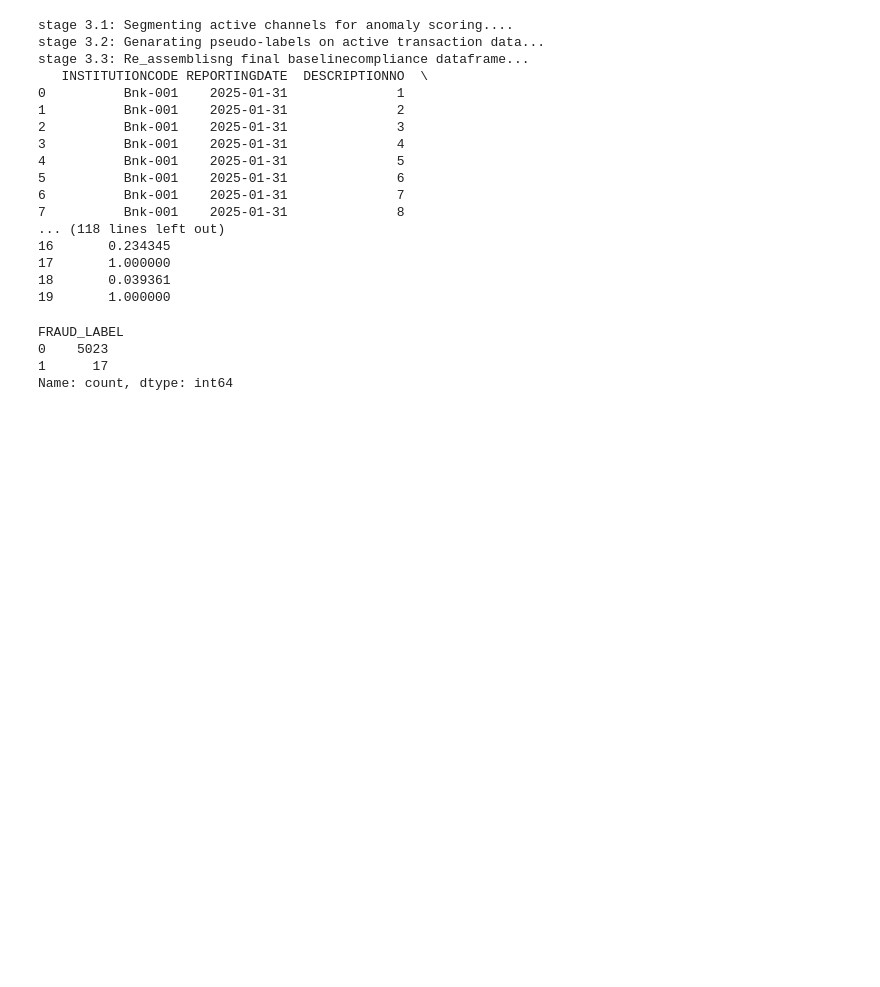
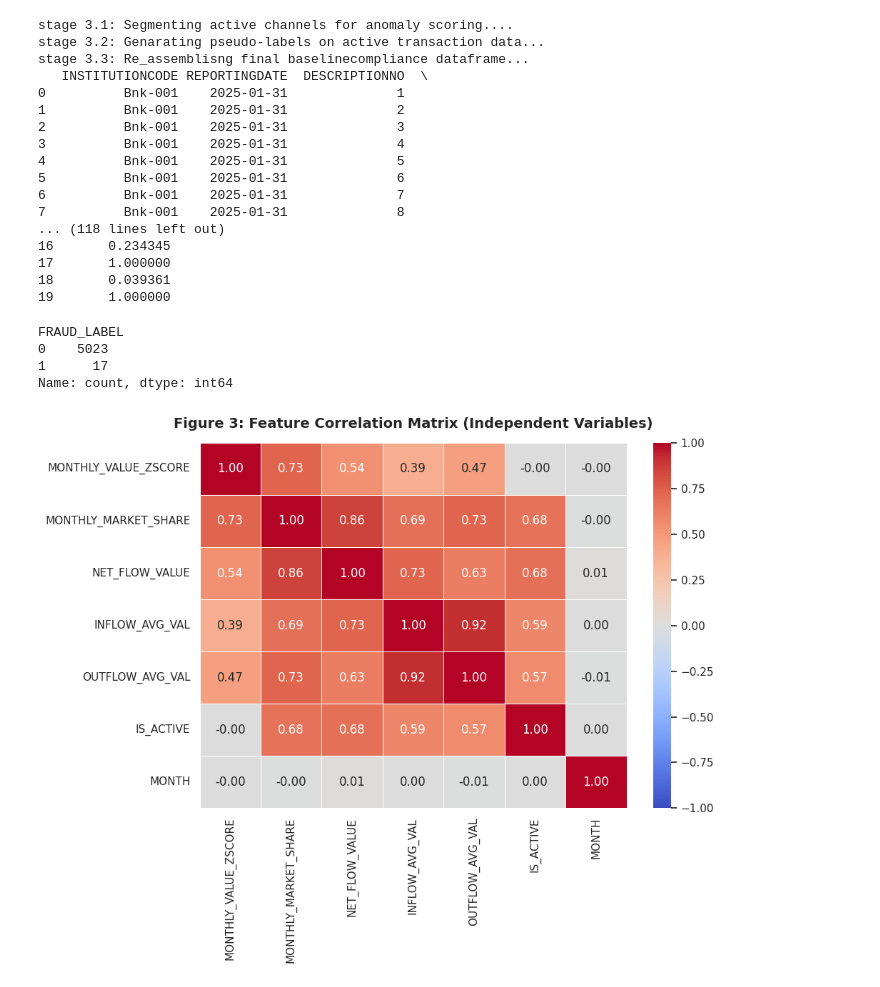
Before and after one commit to RobertDS-45/Money_Remmitence_analysis, a Jupyter notebook: Bot_Money_remmitence_analysis.ipynb, the cells around one changed output. Drawn from its saved outputs; the diff is of its cells as text; code cells hidden in the pictures; blank space fills up the shorter version.

Commit message:
visualizing feature engeneerded IV and DV

```diff
--- a/Bot_Money_remmitence_analysis.ipynb
+++ b/Bot_Money_remmitence_analysis.ipynb
@@ -279,3 +279,21 @@ FRAUD_LABEL
 0    5023
 1      17
 Name: count, dtype: int64
+# %%
+# Define the independent variables (features) and dependent variable (target)
+features_to_analyze = [
+    'MONTHLY_VALUE_ZSCORE', 'MONTHLY_MARKET_SHARE', 'NET_FLOW_VALUE',
+    'INFLOW_AVG_VAL', 'OUTFLOW_AVG_VAL', 'IS_ACTIVE', 'MONTH'
+]
+
+# VISUALIZATION 4.1: CORRELATION HEATMAP (FEATURE INTER-RELATIONSHIPS)
+plt.figure(figsize=(10, 8))
+corr_matrix = final_df[features_to_analyze].corr()
+# Plot heatmap
+sns.heatmap(corr_matrix, annot=True, cmap='coolwarm', fmt=".2f", linewidths=0.5, vmin=-1, vmax=1)
+plt.title('Figure 3: Feature Correlation Matrix (Independent Variables)', fontsize=14, fontweight='bold', pad=15)
+plt.tight_layout()
+plt.savefig('xgb_feature_correlation.png', dpi=300)
+plt.show()
+# %% [output]
+[figure, added]
```
Also changed, not shown: parts of 1 cell of this notebook.
